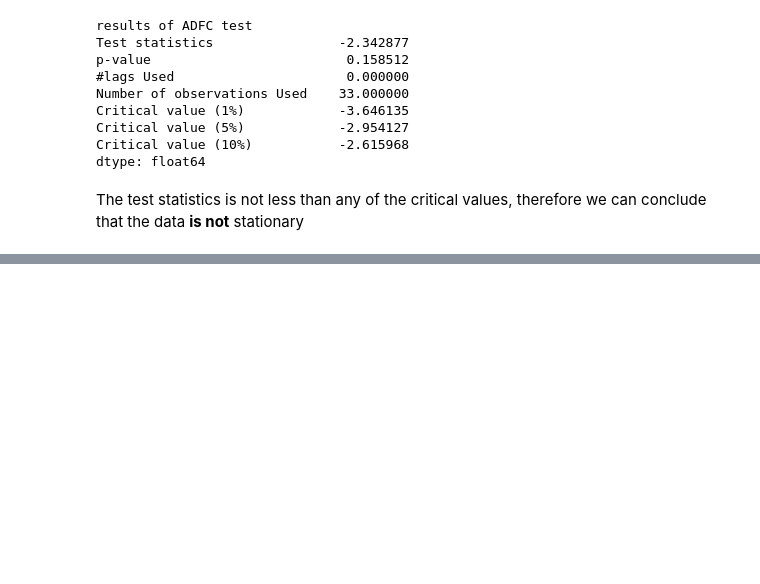
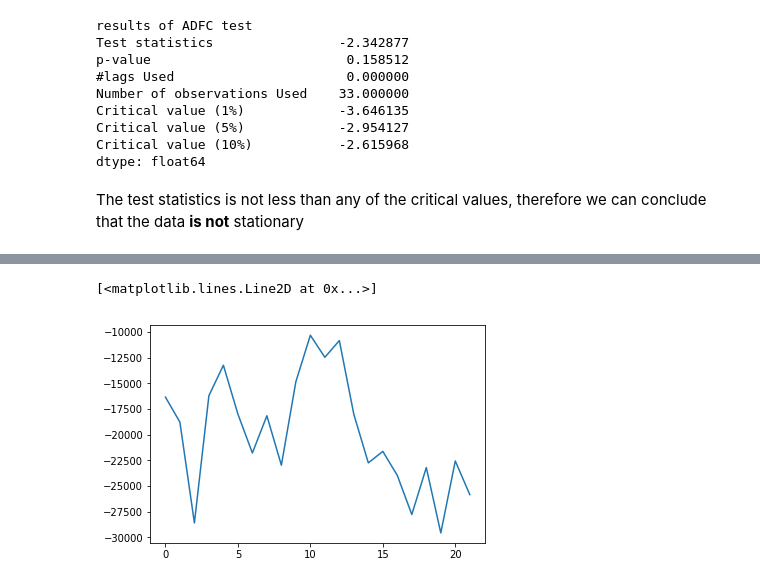
Before and after one commit to r-wambui/Kaggle_Final_Project_Coursera, a Jupyter notebook: Future_Sales_Using_Time_Series_Analysis.ipynb, the cells around one changed output, grey strips where cells are left out. Drawn from its saved outputs; the diff is of its cells as text; code cells hidden in the pictures; blank space fills up the shorter version.

```diff
--- a/Future_Sales_Using_Time_Series_Analysis.ipynb
+++ b/Future_Sales_Using_Time_Series_Analysis.ipynb
@@ -106,0 +149,6 @@ The test statistics is not less than any of the critical values, therefore we ca
+# %%
+ts_deseason = difference(ts, 12)
+plt.plot(ts_deseason)
+# %% [output]
+[<matplotlib.lines.Line2D at 0x...>]
+[figure, added]
```
Also changed, not shown: parts of 10 cells of this notebook.
